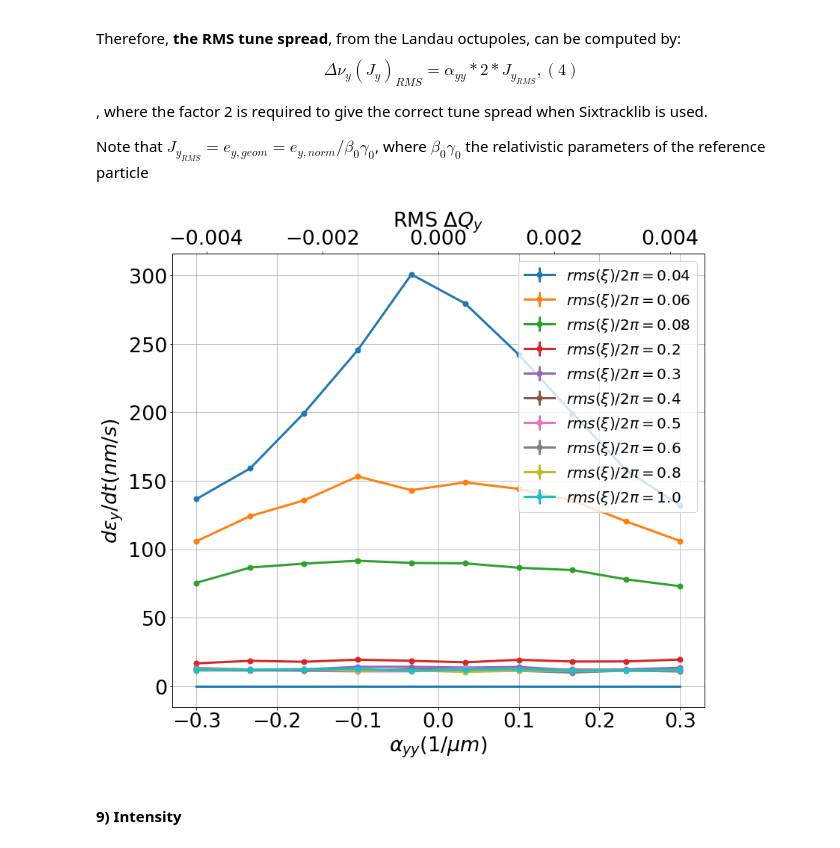
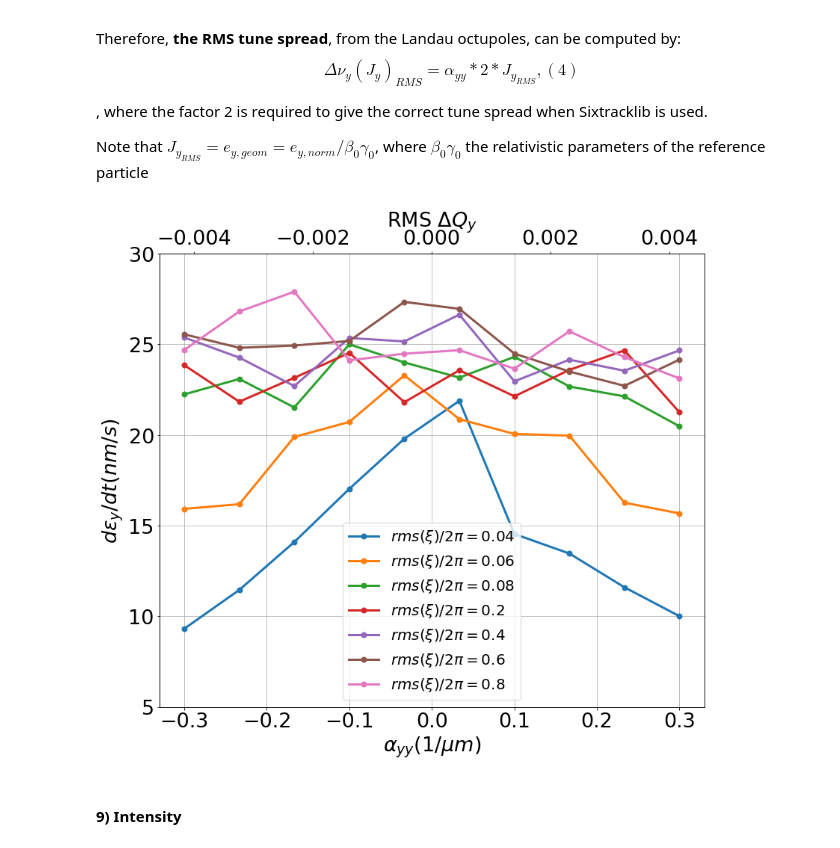
Before and after one commit to natriant/emittance_growth_CC_RFnoise_sixtracklib, a Jupyter notebook: emittance_growth_peaked_noise/job001_emittance_growth_vs_peaked_spectrum_width_vs_tune_spread.ipynb, the cells around one changed output. Cells and saved outputs as stored; diff of their text form; code cells hidden in the pictures.

```diff
--- a/emittance_growth_peaked_noise/job001_emittance_growth_vs_peaked_spectrum_width_vs_tune_spread.ipynb
+++ b/emittance_growth_peaked_noise/job001_emittance_growth_vs_peaked_spectrum_width_vs_tune_spread.ipynb
@@ -37,8 +39,8 @@ beta_0  = np.sqrt(1-1/gamma_0**2)
 # %%
 # Noise parameters
 type_of_noise = 'PN'
-rms_ksi_list =  [0.04, 0.06, 0.08, 0.2, 0.3, 0.4, 0.5, 0.6,0.8, 1.0]
-#rms_ksi_list= [0.2, 0.6]
+rms_ksi_list =  [0.04, 0.06, 0.08, 0.2, 0.3, 0.4, 0.5, 0.6, 0.8, 1.0]
+rms_ksi_list =  [0.04, 0.06, 0.08, 0.2, 0.4, 0.6, 0.8]
 peak= 0.18
 # tune spread
 delta_rms = 2.1e-4
@@ -240,14 +69,34 @@ if savefig:
+# %%
+reader_2 = csv.reader(open('err_values.csv', 'r'))
+d_err = {}
+k =0
+for row in reader_2:
+    v = row
+    d_err[k] = v
+    k = k+1
+
+err_dict = {}
+
+for index, rms_ksi in enumerate(rms_ksi_list):
+    temp = d_err[1][index]
+    err_dict['rmsKsi{}'.format(rms_ksi)] = temp[1:-1]
+kk_err = {}
+for rms_ksi in rms_ksi_list:
+    k2 = m_dict['rmsKsi{}'.format(rms_ksi)].split(',')
+    kk_err['rmsKsi{}'.format(rms_ksi)] = [float(i) for i in k2]
 # %%
 fig, ax = plt.subplots()
 for rms_ksi in rms_ksi_list:
-    ax.errorbar(np.array(ayy_list)/1e6, np.array(m_dict['rmsKsi{}'.format(rms_ksi)])*1e9,yerr= np.array(err_dict['rmsKsi{}'.format(rms_ksi)])*1e9, marker ='o', label=r'$rms(\xi)  / 2 \pi = {} $'.format(rms_ksi))
+    ax.plot(np.array(ayy_list)/1e6, np.array(kk['rmsKsi{}'.format(rms_ksi)])*1e9, marker ='o', label=r'$rms(\xi)  / 2 \pi = {} $'.format(rms_ksi))
+
+    #ax.errorbar(np.array(ayy_list)/1e6, np.array(kk['rmsKsi{}'.format(rms_ksi)])*1e9,yerr= np.array(kk_err['rmsKsi{}'.format(rms_ksi)])*1e9, marker ='o', label=r'$rms(\xi)  / 2 \pi = {} $'.format(rms_ksi))
 ax.set_xlabel(r'$\alpha_{yy} (1/\mu m)$')
 ax.set_ylabel(r'$d\epsilon_y /dt (nm/s)$')
 #ax.ticklabel_format(axis='x', style='scientific', scilimits=(0,0))
 plt.grid()
-plt.legend()
+plt.legend(loc=0)
 plt.tight_layout()
-save_fig = False
+save_fig = True
 if save_fig:
-    plt.savefig('emit_growth_vs_DQy_vs_rmsKsiScan_LongBunch.png'.format(rms_ksi))
+    plt.savefig('emit_growth_vs_DQy_vs_rmsKsiScan_LongBunch_v2.png'.format(rms_ksi))
 # %% [output]
@@ -288,27 +137,28 @@ DQy_rms = np.array(ayy_list)*2*Jy_rms
 # %%
 fig, ax1 = plt.subplots()
 #rms_ksi_list = [0.2, 0.6]
 for rms_ksi in rms_ksi_list:
-    ax1.errorbar(np.array(ayy_list)/1e6, np.array(m_dict['rmsKsi{}'.format(rms_ksi)])*1e9,yerr= np.array(err_dict['rmsKsi{}'.format(rms_ksi)])*1e9, marker ='o', label=r'$rms(\xi)  / 2 \pi = {} $'.format(rms_ksi))
+    ax1.plot(np.array(ayy_list)/1e6, np.array(kk['rmsKsi{}'.format(rms_ksi)])*1e9, marker ='o', label=r'$rms(\xi)  / 2 \pi = {} $'.format(rms_ksi))
+    #ax1.errorbar(np.array(ayy_list)/1e6, np.array(m_dict['rmsKsi{}'.format(rms_ksi)])*1e9,yerr= np.array(err_dict['rmsKsi{}'.format(rms_ksi)])*1e9, marker ='o', label=r'$rms(\xi)  / 2 \pi = {} $'.format(rms_ksi))
 ax1.set_xlabel(r'$\alpha_{yy} (1/\mu m)$')
 ax1.set_ylabel(r'$d\epsilon_y /dt (nm/s)$')
 ax1.grid()
-ax1.legend(loc=1)
+ax1.legend()
 
 ax2 = ax1.twiny()
 ax2.plot(np.array(DQy_rms), np.zeros(len(ayy_list)), )
 ax2.set_xlabel('RMS '+r'$\Delta Q_y $')
 
-#plt.ylim(7.5, 20.0) # long bunch
+plt.ylim(5, 30.0) # long bunch
 #plt.ylim(7.5, 175) # short bunch, smaller ξ/2π=0.08
-#plt.ylim(7.5, 320) # short bunch
+#plt.ylim(5, 320) # short bunch
 
 plt.tight_layout()
 savefig = True
 if savefig:
-     plt.savefig('emit_growth_vs_DQy_vs_rmsKsiScanshort_ShortBunch_DQysecondaryHaxi_2rmsKsivaluesOnly_Qpx2.png'.format(rms_ksi))
+     plt.savefig('emt_grwoth_new_constant_PSD.png'.format(rms_ksi))
 # %% [output]
-[figure, old version]
+[figure, new version]
 # %% [markdown]
 #### **9) Intensity**
 # %%
```
Also changed, not shown: parts of 18 cells of this notebook, 13 other files.
